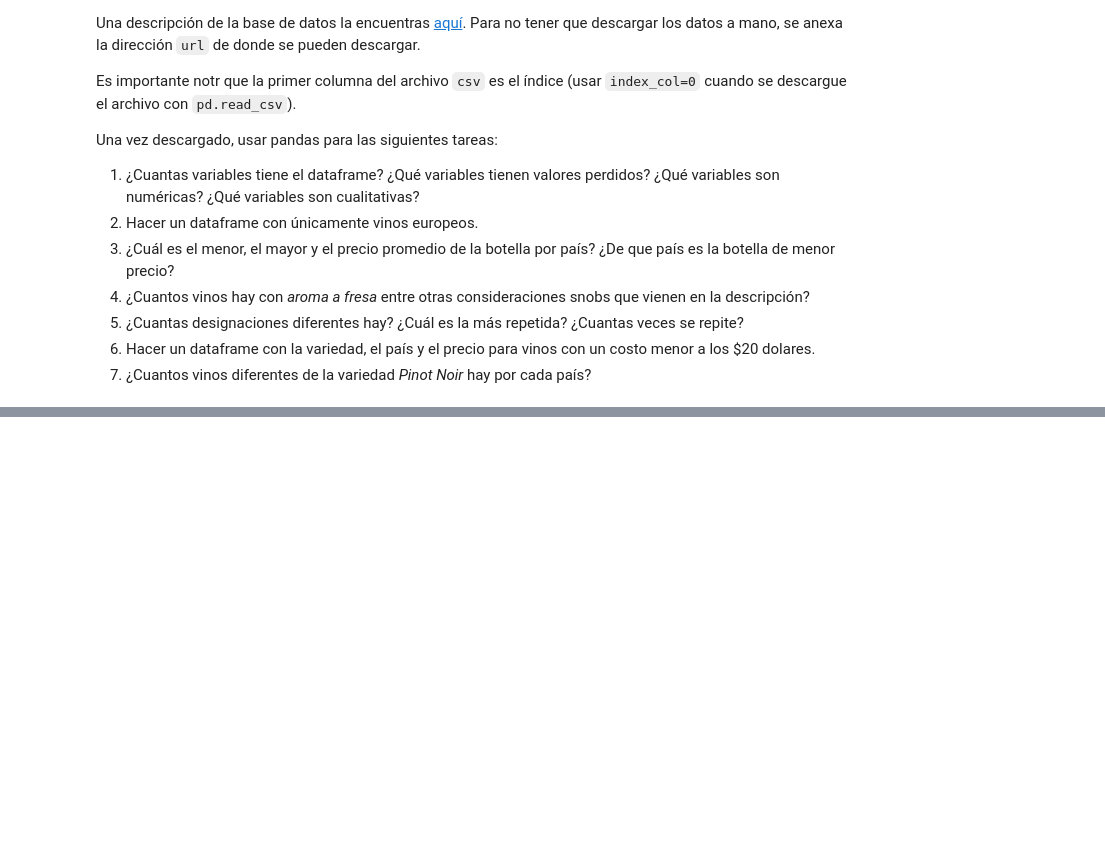
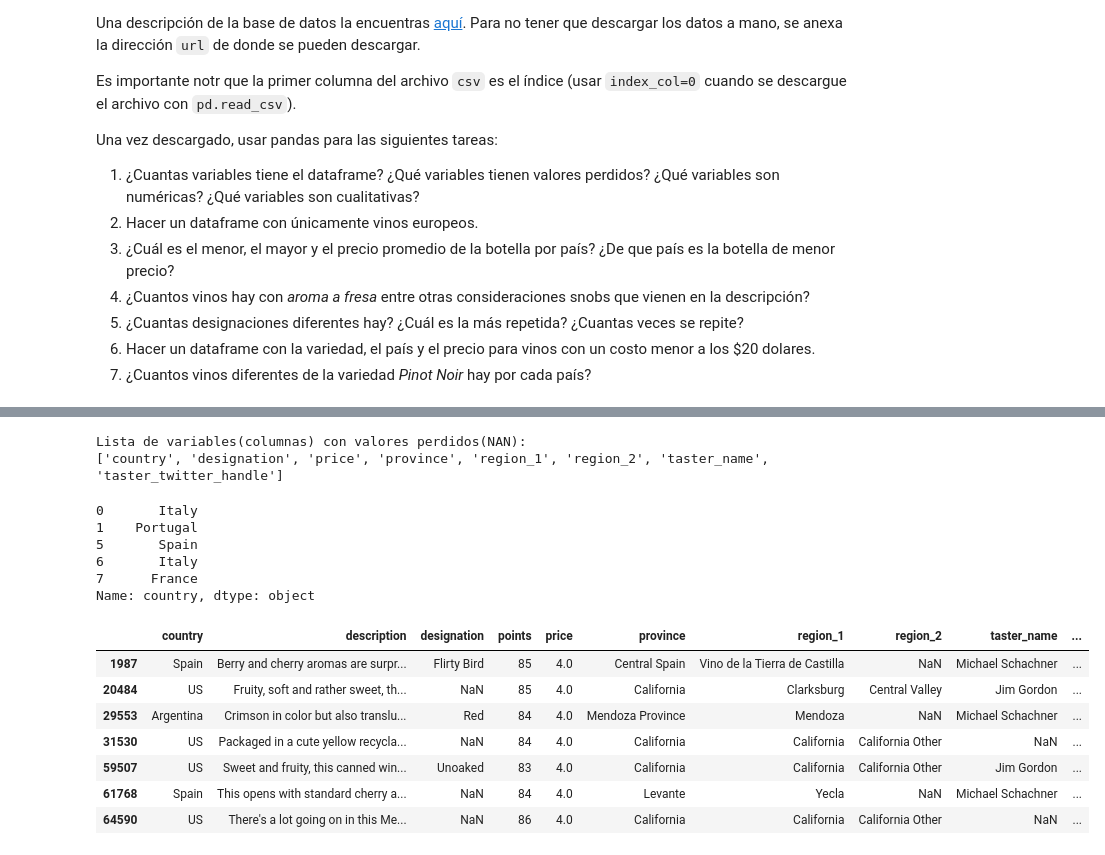
Before and after one commit to felytz/python, a Jupyter notebook: Intro_pandas.ipynb, the cells around one changed output, grey strips where cells are left out. Drawn from its saved outputs; the diff is of its cells as text; code cells hidden in the pictures; blank space fills up the shorter version.

```diff
--- a/Intro_pandas.ipynb
+++ b/Intro_pandas.ipynb
@@ -561,0 +555,4 @@ winmag_url = 'https://gist.githubusercontent.com/clairehq/79acab35be50eaf1c38394
+# %%
+#local_wine_filename="datos/winmag.csv" # Usamos esto si se descarga el csv y lo ponemos en la carpeta de datos
+df_winmag=pd.read_csv(winmag_url, engine="python",index_col=0) # Creamos un dataframe con el url y usamos la primera columna como indice
+df_winmag.info() # Vemos la informacion del dataframe
@@ -562,5 +580,44 @@ winmag_url = 'https://gist.githubusercontent.com/clairehq/79acab35be50eaf1c38394
+# %%
+# ¿Qué variables tienen valores perdidos?
+winmag_NAN=[]
+for i in df_winmag:
+  winmag_NAN.append(i) if len(df_winmag[df_winmag[i].isna()].index)>0 else ()
+print(f"Lista de variables(columnas) con valores perdidos(NAN):\n{winmag_NAN}")
+# %% [output]
+Lista de variables(columnas) con valores perdidos(NAN):
+['country', 'designation', 'price', 'province', 'region_1', 'region_2', 'taster_name', 'taster_twitter_handle']
 # %%
 # Hacer un dataframe con únicamente vinos europeos.
+# df_winmag["country"].unique() # Vemos como se escriben los paises, viendo que la unica abreviacion es la de US, y que todos estan en ingles
+EU=["Albania", "Andorra", "Armenia", "Austria", "Azerbaijan", "Belarus",
+        "Belgium", "Bosnia and Herzegovina","Bulgaria","Croatia","Cyprus",
+        "Czech Republic","Denmark","Estonia","Finland","France","Georgia",
+        "Germany","Greece","Hungary","Iceland","Ireland","Italy","Kazakhstan",
+        "Latvia","Liechtenstein","Lithuania","Luxembourg","Malta","Moldova",
+        "Monaco","Montenegro","Netherlands","North Macedonia","Norway","Poland",
+        "Portugal","Romania","Russia","San Marino","Serbia","Slovakia",
+        "Slovenia","Spain","Sweden","Switzerland","Turkey","Ukraine",
+        "United Kingdom","Vatican City"] # Hacemos una lista de los paises de europa
+df_winmag_eu=df_winmag[df_winmag["country"].isin(EU)] # Dataframe de paises europeos
+df_winmag_eu["country"].head()
+# %% [output]
+0       Italy
+1    Portugal
+5       Spain
+6       Italy
+7      France
+Name: country, dtype: object
+# %%
+df_winmag[df_winmag.price == df_winmag['price'].min()]
+# %% [output]
+|  | country | description | designation | points | price | province | region_1 | region_2 | taster_name | ... |
+| 1987 | Spain | Berry and cherry aromas are surpr... | Flirty Bird | 85 | 4.0 | Central Spain | Vino de la Tierra de Castilla | NaN | Michael Schachner | ... |
+| 20484 | US | Fruity, soft and rather sweet, th... | NaN | 85 | 4.0 | California | Clarksburg | Central Valley | Jim Gordon | ... |
+| 29553 | Argentina | Crimson in color but also translu... | Red | 84 | 4.0 | Mendoza Province | Mendoza | NaN | Michael Schachner | ... |
+| 31530 | US | Packaged in a cute yellow recycla... | NaN | 84 | 4.0 | California | California | California Other | NaN | ... |
+| 59507 | US | Sweet and fruity, this canned win... | Unoaked | 83 | 4.0 | California | California | California Other | Jim Gordon | ... |
+| 61768 | Spain | This opens with standard cherry a... | NaN | 84 | 4.0 | Levante | Yecla | NaN | Michael Schachner | ... |
+| 64590 | US | There's a lot going on in this Me... | NaN | 86 | 4.0 | California | California | California Other | NaN | ... |
 # %%
 # ¿Cuál es el menor, el mayor y el precio promedio de la botella por país?
 # ¿De que país es la botella de menor precio?
```
Also changed, not shown: parts of 8 cells of this notebook.
